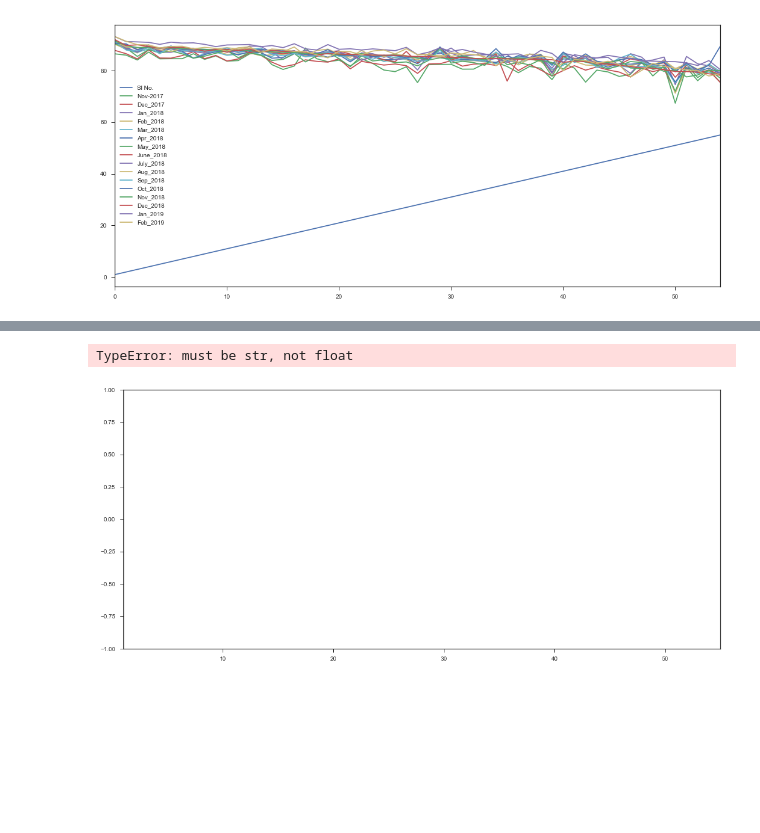
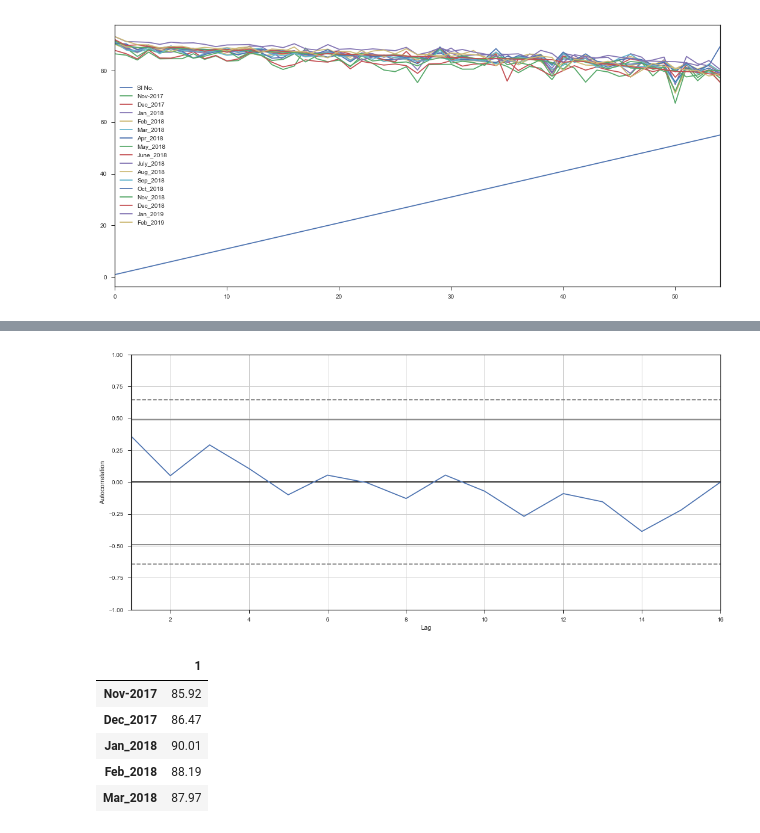
Before and after one commit to bhargav183/Louisers, a Jupyter notebook: Notebooks/Inventory.ipynb, the cells around one changed output, grey strips where cells are left out. Cells and saved outputs as stored; diff of their text form; code cells hidden in the pictures; blank space fills up the shorter version.

```diff
--- a/Notebooks/Inventory.ipynb
+++ b/Notebooks/Inventory.ipynb
@@ -208,3 +208,8 @@ series.head()
 | 2 | Allagadda | 84.05 | 84.47 | 87.92 | 86.79 | 87.02 | 87.10 | 85.42 | 87.42 | 87.18 | ... |
 | 3 | Kolimingundla | 87.11 | 87.96 | 89.90 | 89.60 | 88.31 | 89.36 | 88.08 | 89.00 | 89.34 | ... |
 | 4 | Kallur | 84.50 | 84.82 | 87.07 | 87.81 | 87.09 | 87.25 | 86.75 | 87.72 | 87.51 | ... |
+# %%
+m1 = series.iloc[[1]]
+m1 = m1.transpose()
+m1 = m1.drop(['Mandal'])
+m1.head()
@@ -211,7 +228,6 @@ series.head()
 # %%
 from pandas.tools.plotting import autocorrelation_plot
-autocorrelation_plot(series)
+autocorrelation_plot(m1)
 pyplot.show()
 # %% [output]
-TypeError: must be str, not float
-[figure, old version]
+[figure, new version]
@@ -217,0 +236,11 @@ TypeError: must be str, not float
+# %%
+#m1 = m1.dropna(inplace=True)
+m1_data = np.asarray(m1)
+m1.head()
+# %% [output]
+|  | 1 |
+| Nov-2017 | 85.92 |
+| Dec_2017 | 86.47 |
+| Jan_2018 | 90.01 |
+| Feb_2018 | 88.19 |
+| Mar_2018 | 87.97 |
```
Also changed, not shown: parts of 6 cells of this notebook.
